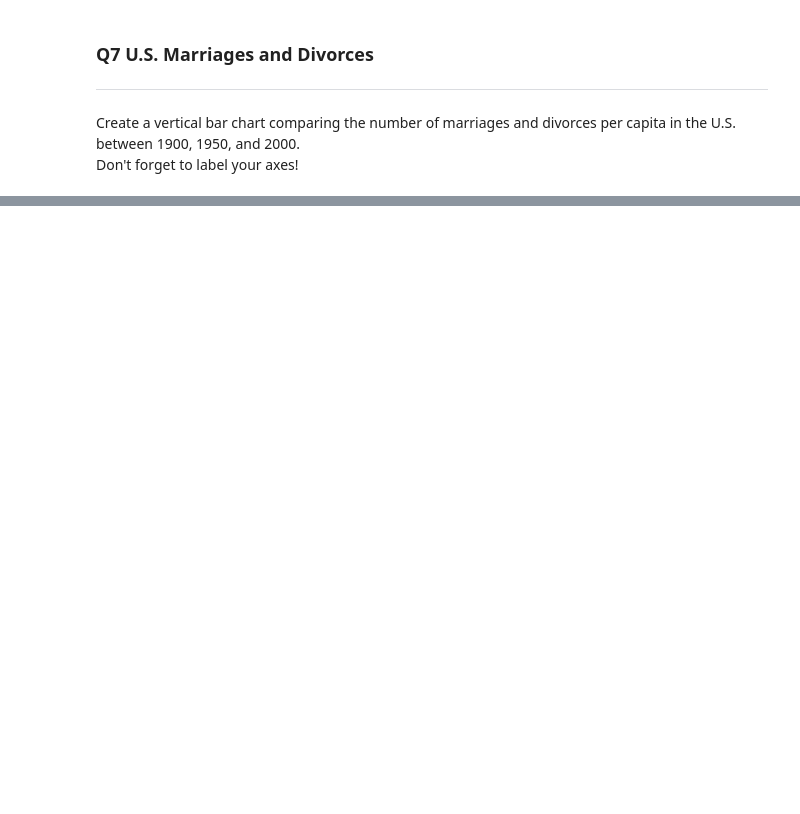
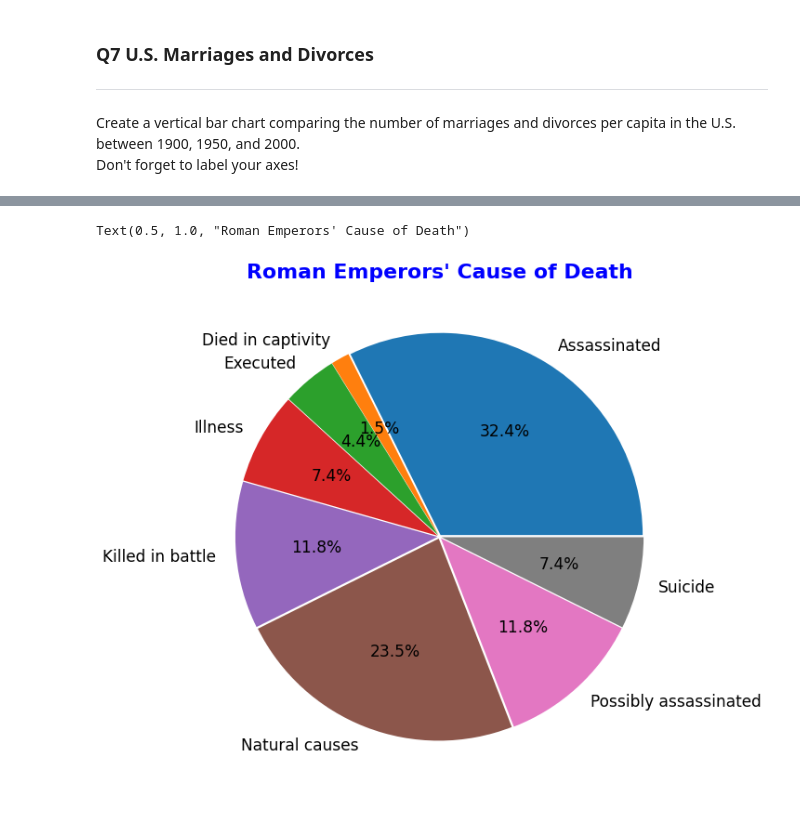
Before and after one commit to 200501409-rkp/RaviKant.Pujari.BDAT1004PS3, a Jupyter notebook: Problem Set 3.ipynb, the cells around one changed output, grey strips where cells are left out. Drawn from its saved outputs; the diff is of its cells as text; code cells hidden in the pictures; blank space fills up the shorter version.

```diff
--- a/Problem Set 3.ipynb
+++ b/Problem Set 3.ipynb
@@ -793,0 +1094,9 @@ plt.ylabel('Actor', color = 'k', fontsize = 17)
+# %%
+df = pd.read_csv('roman-emperor-reigns.csv')
+death_cause = df.groupby("Cause_of_Death")['Emperor'].count()
+# %%
+death_cause.plot.pie(autopct="%.1f%%", fontsize = 17, ylabel = '', explode=[0.01]*8)
+plt.title("Roman Emperors' Cause of Death", color = 'Blue', fontsize = 22, fontweight ='bold')
+# %% [output]
+Text(0.5, 1.0, "Roman Emperors' Cause of Death")
+[figure, added]
```
Also changed, not shown: parts of 45 cells of this notebook.
